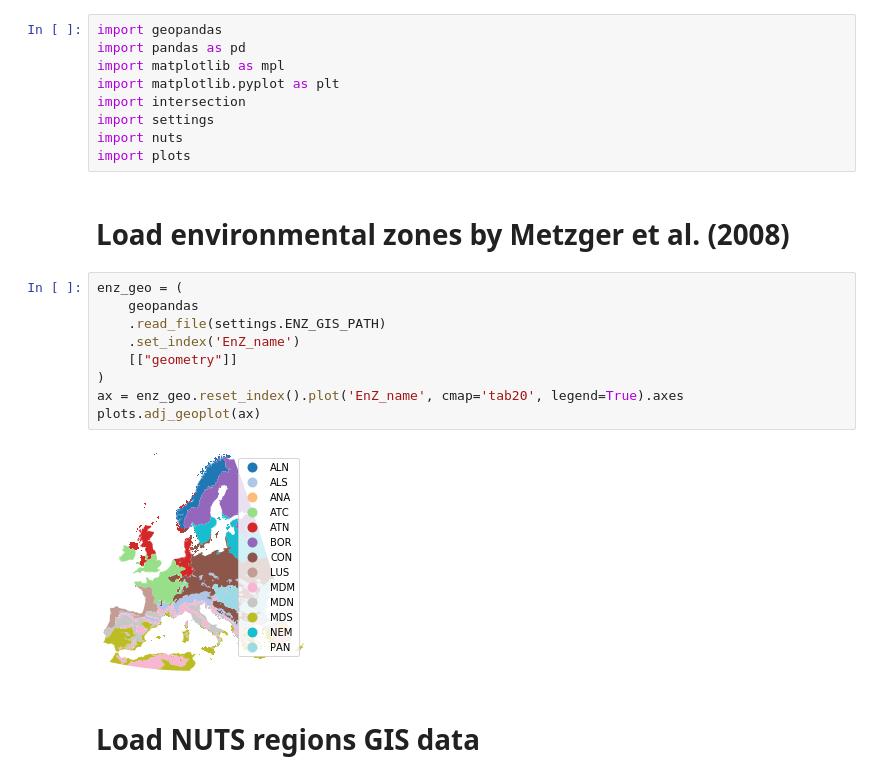
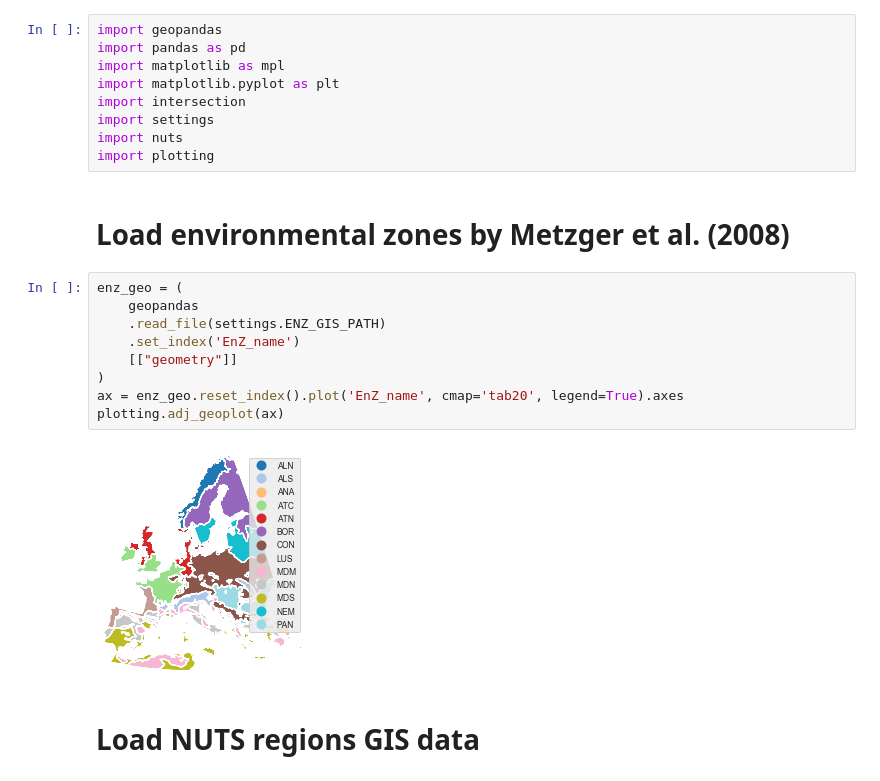
Before and after one commit to rasmuse/subnational-p-budgets, a Jupyter notebook: Permanent grassland yields.ipynb, the cells around one changed output. Drawn from its saved outputs; the diff is of its cells as text.

```diff
--- a/Permanent grassland yields.ipynb
+++ b/Permanent grassland yields.ipynb
@@ -6,20 +6,20 @@ import matplotlib.pyplot as plt
 import intersection
 import settings
 import nuts
-import plots
+import plotting
 # %% [markdown]
 # Load environmental zones by Metzger et al. (2008)
 # %%
 enz_geo = (
     geopandas
     .read_file(settings.ENZ_GIS_PATH)
     .set_index('EnZ_name')
     [["geometry"]]
 )
 ax = enz_geo.reset_index().plot('EnZ_name', cmap='tab20', legend=True).axes
-plots.adj_geoplot(ax)
+plotting.adj_geoplot(ax)
 # %% [output]
-[figure, old version]
+[figure, new version]
 # %% [markdown]
 # Load NUTS regions GIS data
 # %%
```
Also changed, not shown: parts of 2 cells of this notebook, 5 other files.
